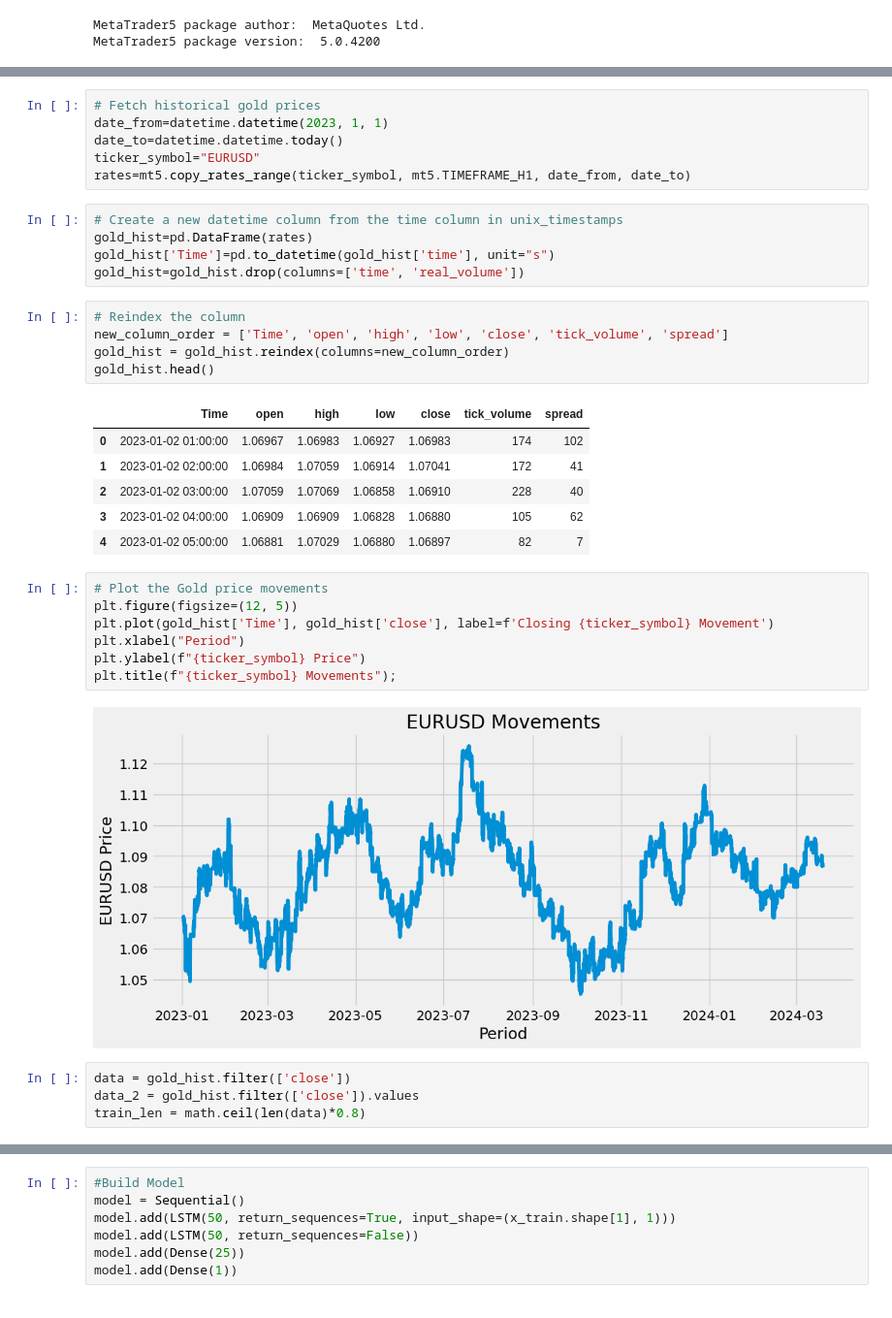
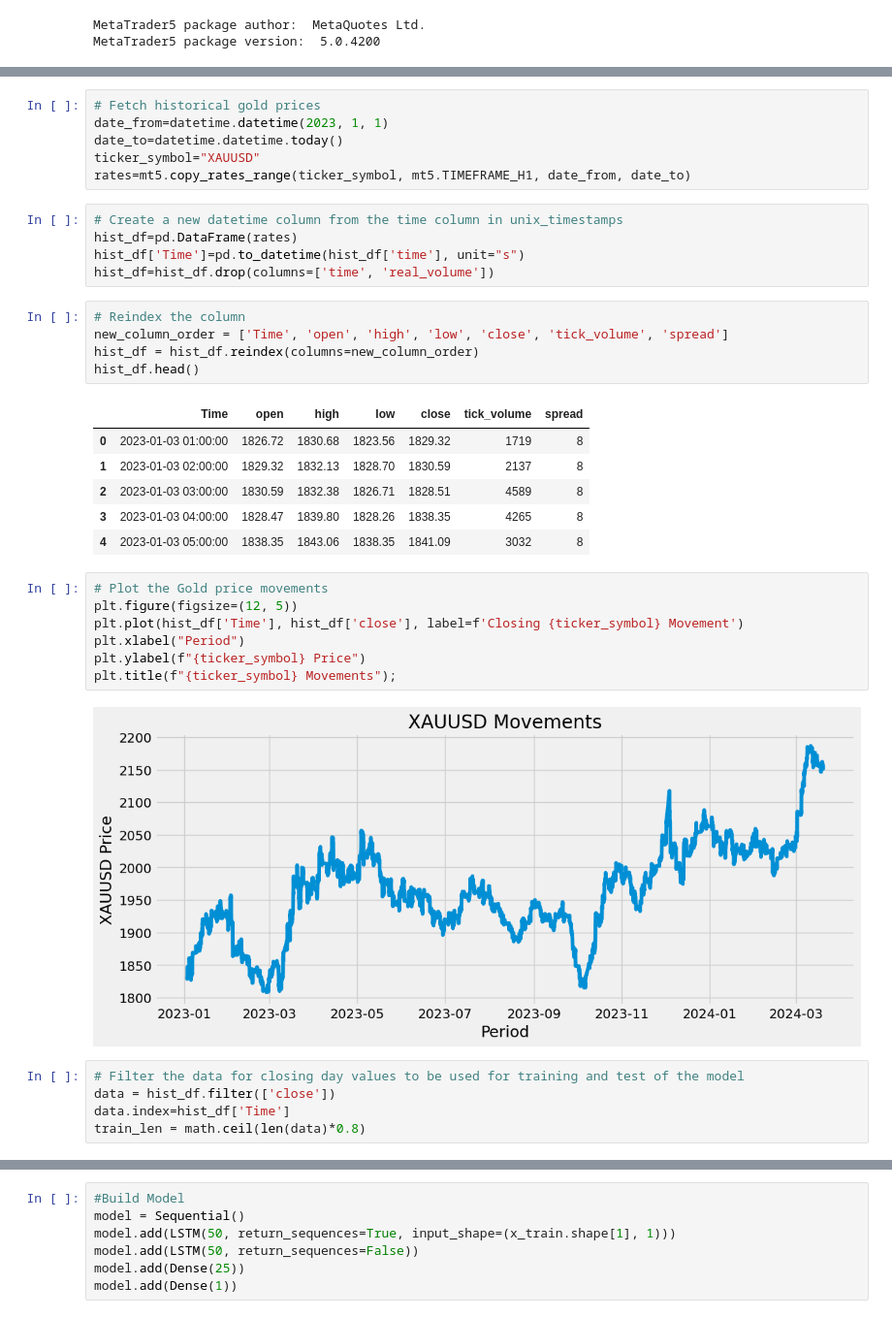
Before and after one commit to nnormal/LSTM, a Jupyter notebook: LSTM_model.ipynb, the cells around one changed output, grey strips where cells are left out. Shown at 97% size. Saved outputs shown, nothing was run; the diff lists cells and outputs as text.

```diff
--- a/LSTM_model.ipynb
+++ b/LSTM_model.ipynb
@@ -33,38 +33,39 @@ True
 # Fetch historical gold prices
 date_from=datetime.datetime(2023, 1, 1)
 date_to=datetime.datetime.today()
-ticker_symbol="EURUSD"
+ticker_symbol="XAUUSD"
 rates=mt5.copy_rates_range(ticker_symbol, mt5.TIMEFRAME_H1, date_from, date_to)
 # %%
 # Create a new datetime column from the time column in unix_timestamps
-gold_hist=pd.DataFrame(rates)
-gold_hist['Time']=pd.to_datetime(gold_hist['time'], unit="s")
-gold_hist=gold_hist.drop(columns=['time', 'real_volume'])
+hist_df=pd.DataFrame(rates)
+hist_df['Time']=pd.to_datetime(hist_df['time'], unit="s")
+hist_df=hist_df.drop(columns=['time', 'real_volume'])
 # %%
 # Reindex the column
 new_column_order = ['Time', 'open', 'high', 'low', 'close', 'tick_volume', 'spread']
-gold_hist = gold_hist.reindex(columns=new_column_order)
-gold_hist.head()
+hist_df = hist_df.reindex(columns=new_column_order)
+hist_df.head()
 # %% [output]
 |  | Time | open | high | low | close | tick_volume | spread |
-| 0 | 2023-01-02 01:00:00 | 1.06967 | 1.06983 | 1.06927 | 1.06983 | 174 | 102 |
-| 1 | 2023-01-02 02:00:00 | 1.06984 | 1.07059 | 1.06914 | 1.07041 | 172 | 41 |
-| 2 | 2023-01-02 03:00:00 | 1.07059 | 1.07069 | 1.06858 | 1.06910 | 228 | 40 |
-| 3 | 2023-01-02 04:00:00 | 1.06909 | 1.06909 | 1.06828 | 1.06880 | 105 | 62 |
-| 4 | 2023-01-02 05:00:00 | 1.06881 | 1.07029 | 1.06880 | 1.06897 | 82 | 7 |
+| 0 | 2023-01-03 01:00:00 | 1826.72 | 1830.68 | 1823.56 | 1829.32 | 1719 | 8 |
+| 1 | 2023-01-03 02:00:00 | 1829.32 | 1832.13 | 1828.70 | 1830.59 | 2137 | 8 |
+| 2 | 2023-01-03 03:00:00 | 1830.59 | 1832.38 | 1826.71 | 1828.51 | 4589 | 8 |
+| 3 | 2023-01-03 04:00:00 | 1828.47 | 1839.80 | 1828.26 | 1838.35 | 4265 | 8 |
+| 4 | 2023-01-03 05:00:00 | 1838.35 | 1843.06 | 1838.35 | 1841.09 | 3032 | 8 |
 # %%
 # Plot the Gold price movements
 plt.figure(figsize=(12, 5))
-plt.plot(gold_hist['Time'], gold_hist['close'], label=f'Closing {ticker_symbol} Movement')
+plt.plot(hist_df['Time'], hist_df['close'], label=f'Closing {ticker_symbol} Movement')
 plt.xlabel("Period")
 plt.ylabel(f"{ticker_symbol} Price")
 plt.title(f"{ticker_symbol} Movements");
 # %% [output]
-[figure, old version]
+[figure, new version]
-# %%
-data = gold_hist.filter(['close'])
-data_2 = gold_hist.filter(['close']).values
-train_len = math.ceil(len(data)*0.8)
+# %%
+# Filter the data for closing day values to be used for training and test of the model
+data = hist_df.filter(['close'])
+data.index=hist_df['Time']
+train_len = math.ceil(len(data)*0.8)
 # %%
 #Scale the Data
 scaler = MinMaxScaler(feature_range=(0, 1))
```
Also changed, not shown: parts of 13 cells of this notebook.
